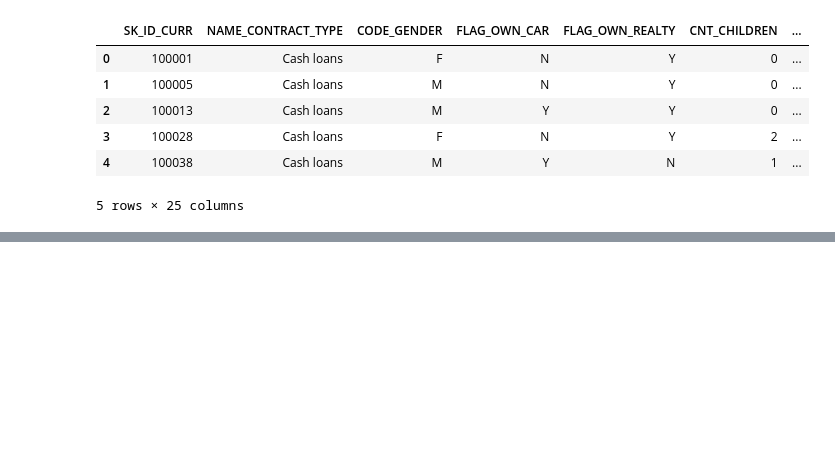
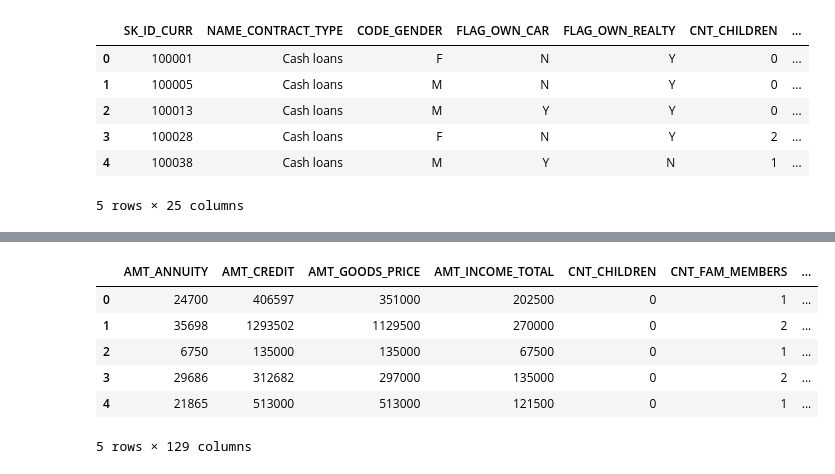
Before and after one commit to sarveshgawand/home-credit-default, a Jupyter notebook: Home Credit Default Rate.ipynb, the cells around one changed output, grey strips where cells are left out. Cells and saved outputs as stored; diff of their text form; code cells hidden in the pictures; blank space fills up the shorter version.

```diff
--- a/Home Credit Default Rate.ipynb
+++ b/Home Credit Default Rate.ipynb
@@ -27,0 +150,15 @@ df_test.head()
+# %%
+from sklearn.feature_extraction import DictVectorizer
+vec = DictVectorizer(sparse = False , dtype = int)
+dt11 = df_train.T.to_dict().values()
+nd = vec.fit_transform(dt11)
+df_train = pd.DataFrame(nd,columns = vec.get_feature_names())
+df_train.head()
+# %% [output]
+|  | AMT_ANNUITY | AMT_CREDIT | AMT_GOODS_PRICE | AMT_INCOME_TOTAL | CNT_CHILDREN | CNT_FAM_MEMBERS | ... |
+| 0 | 24700 | 406597 | 351000 | 202500 | 0 | 1 | ... |
+| 1 | 35698 | 1293502 | 1129500 | 270000 | 0 | 2 | ... |
+| 2 | 6750 | 135000 | 135000 | 67500 | 0 | 1 | ... |
+| 3 | 29686 | 312682 | 297000 | 135000 | 0 | 2 | ... |
+| 4 | 21865 | 513000 | 513000 | 121500 | 0 | 1 | ... |
+5 rows × 129 columns
```
Also changed, not shown: parts of 22 cells of this notebook.
